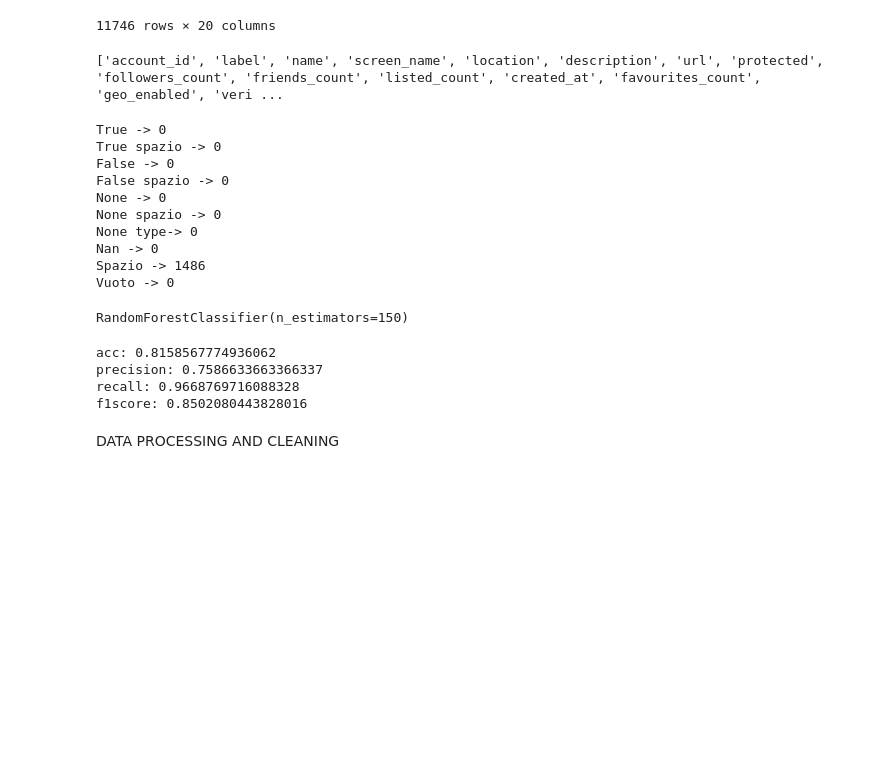
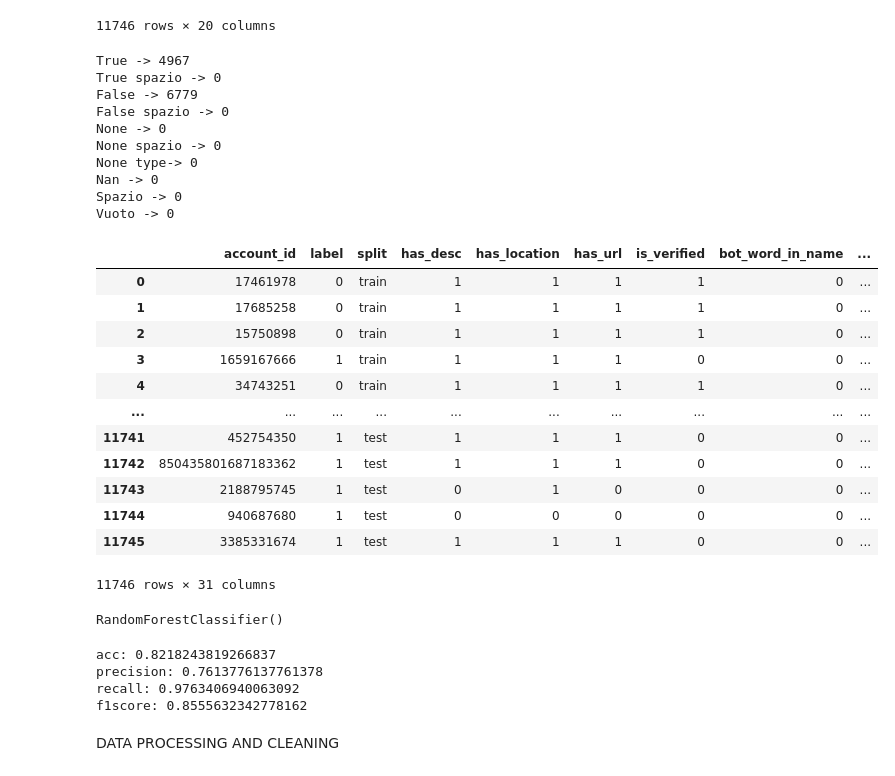
Before and after one commit to riccardodm97/twebot, a Jupyter notebook: temp/forest.ipynb, the cells around one changed output. Cells and saved outputs as stored; diff of their text form; code cells hidden in the pictures; blank space fills up the shorter version.

```diff
--- a/temp/forest.ipynb
+++ b/temp/forest.ipynb
@@ -92,3 +91,5 @@ rename_dict = {'profile.name': 'name', 'profile.screen_name': 'screen_name', 'pr
 'profile.verified':'verified', 'profile.statuses_count':'statuses_count','profile.profile_use_background_image' : 'background_image',
 'profile.default_profile' : 'default_profile', 'profile.default_profile_image':'default_profile_image'}
 account_df.rename(columns=rename_dict, inplace=True)
+
+account_df = account_df.applymap(lambda x : x.rstrip())
@@ -108,12 +113,8 @@ account_df
 | 11744 | 940687680 | 1 | bilal koç | bilalko14 |  |  | None | False | 154 | ... |
 | 11745 | 3385331674 | 1 | If You Build It ⚾️ | IfYouBuildIt_ | New England | We're a father/son duo sharing th... | https://t.co/DDK5IC9qgF | False | 68 | ... |
 11746 rows × 20 columns
-# %%
-print(account_df.columns.tolist())
-# %% [output]
-['account_id', 'label', 'name', 'screen_name', 'location', 'description', 'url', 'protected', 'followers_count', 'friends_count', 'listed_count', 'created_at', 'favourites_count', 'geo_enabled', 'veri ...
 # %%
-feature = "description"
+feature = "geo_enabled"
 
 
 print(f"True -> {len(account_df[account_df[feature] =='True'])}")
@@ -127,15 +128,15 @@ print(f"Nan -> {len(account_df[account_df[feature].isna()])}")
 print(f"Spazio -> {len(account_df[account_df[feature] ==' '])}")
 print(f"Vuoto -> {len(account_df[account_df[feature] ==''])}")
 # %% [output]
-True -> 0
+True -> 4967
 True spazio -> 0
-False -> 0
+False -> 6779
 False spazio -> 0
 None -> 0
 None spazio -> 0
 None type-> 0
 Nan -> 0
-Spazio -> 1486
+Spazio -> 0
 Vuoto -> 0
 # %%
 import re
@@ -169,10 +200,12 @@ def bot_world_in_str(s: str):
 feature_df = account_df[['account_id','label','split']].reset_index(drop=True)
 feature_df['label'] = feature_df['label'].astype(int)
 
-feature_df['has_desc'] = (account_df['description'] != ' ').astype(int)  #check lenght 1486
-feature_df['has_location'] = (account_df['location'] != ' ').astype(int)  #check lenght 3386
-feature_df['has_url'] = (account_df['url'] != 'None ').astype(int)  #check lenght 5965
-feature_df['is_verified'] = (account_df['verified'] == 'True ').astype(int)  #check lenght 2962
+
+#KOUVELA
+feature_df['has_desc'] = (account_df['description'] != '').astype(int)  #check lenght 1486
+feature_df['has_location'] = (account_df['location'] != '').astype(int)  #check lenght 3386
+feature_df['has_url'] = (account_df['url'] != 'None').astype(int)  #check lenght 5965
+feature_df['is_verified'] = (account_df['verified'] == 'True').astype(int)  #check lenght 2962
 feature_df['bot_word_in_name'] = account_df['name'].apply(bot_world_in_str)
 feature_df['bot_word_in_screen_name'] = account_df['screen_name'].apply(bot_world_in_str)
 feature_df['bot_word_in_description'] = account_df['description'].apply(bot_world_in_str)
@@ -183,13 +216,40 @@ feature_df['followings_count'] = account_df['friends_count'].astype(int)
 feature_df['followers_count'] = account_df['followers_count'].astype(int)
 feature_df['fofo_ratio'] = account_df.apply(lambda x: fofo_ratio(x['followers_count'], x['friends_count']), axis=1)
 feature_df["tweets_count"] = account_df['statuses_count'].astype(int)
-feature_df["tweets_count"] = account_df['listed_count'].astype(int)
+feature_df["listed_count"] = account_df['listed_count'].astype(int)
 feature_df["num_in_name"] = account_df['name'].apply(numbers_in_str)
 feature_df["num_in_screen_name"] = account_df['screen_name'].apply(numbers_in_str)
 feature_df['hashtag_in_description'] = account_df['description'].apply(hashtag_in_str)
 feature_df['urls_in_description'] = account_df['description'].apply(urls_in_str)
-feature_df['def_image'] = (account_df['default_profile_image'] == 'True ').astype(int)
-feature_df['def_profile'] = (account_df['default_profile']== 'True ').astype(int)
+feature_df['def_image'] = (account_df['default_profile_image'] == 'True').astype(int)
+feature_df['def_profile'] = (account_df['default_profile']== 'True').astype(int)
+
+#KANTEPE
+feature_df['is_protected'] = (account_df['protected']== 'True').astype(int)
+feature_df['screen_name_entropy'] = account_df['screen_name'].apply(get_str_entropy)
+feature_df['avg_tw_per_day'] = account_df.apply(lambda x: get_avg_tweets_per_day(x['created_at'], x['statuses_count']), axis=1)
+
+#KNAUTH
+feature_df['is_geo_enabled'] = (account_df['geo_enabled']== 'True').astype(int)
+feature_df["favourites_count"] = account_df['favourites_count'].astype(int)
+feature_df['use_background_img'] = (account_df['background_image']== 'True').astype(int)
+feature_df['lev_dist_name_screeName'] = account_df.apply(lambda x: lev_name_screenName(x['name'], x['screen_name']), axis=1)
+# %%
+feature_df
+# %% [output]
+|  | account_id | label | split | has_desc | has_location | has_url | is_verified | bot_word_in_name | ... |
+| 0 | 17461978 | 0 | train | 1 | 1 | 1 | 1 | 0 | ... |
+| 1 | 17685258 | 0 | train | 1 | 1 | 1 | 1 | 0 | ... |
+| 2 | 15750898 | 0 | train | 1 | 1 | 1 | 1 | 0 | ... |
+| 3 | 1659167666 | 1 | train | 1 | 1 | 1 | 0 | 0 | ... |
+| 4 | 34743251 | 0 | train | 1 | 1 | 1 | 1 | 0 | ... |
+| ... | ... | ... | ... | ... | ... | ... | ... | ... | ... |
+| 11741 | 452754350 | 1 | test | 1 | 1 | 1 | 0 | 0 | ... |
+| 11742 | 850435801687183362 | 1 | test | 1 | 1 | 1 | 0 | 0 | ... |
+| 11743 | 2188795745 | 1 | test | 0 | 1 | 0 | 0 | 0 | ... |
+| 11744 | 940687680 | 1 | test | 0 | 0 | 0 | 0 | 0 | ... |
+| 11745 | 3385331674 | 1 | test | 1 | 1 | 1 | 0 | 0 | ... |
+11746 rows × 31 columns
 # %%
 from sklearn.ensemble import RandomForestClassifier
 from sklearn.metrics import accuracy_score, precision_score, recall_score, f1_score
@@ -202,7 +262,7 @@ X_train, y_train = train.drop(columns=["account_id", "label", "split"], axis=1),
 X_val, y_val = val.drop(columns=["account_id", "label", "split"], axis=1), val["label"]
 X_test, y_test = test.drop(columns=["account_id", "label", "split"], axis=1), test["label"]
 
-rf = RandomForestClassifier(n_estimators=150)
+rf = RandomForestClassifier(n_estimators=100)
 rf.fit(X_train, y_train)
 
 y_pred = rf.predict(X_test)
@@ -217,11 +277,11 @@ print('precision:', precision)
 print('recall:', recall)
 print('f1score:', f1score)
 # %% [output]
-RandomForestClassifier(n_estimators=150)
+RandomForestClassifier()
-acc: 0.8158567774936062
-precision: 0.7586633663366337
-recall: 0.9668769716088328
-f1score: 0.8502080443828016
+acc: 0.8218243819266837
+precision: 0.7613776137761378
+recall: 0.9763406940063092
+f1score: 0.8555632342778162
 # %% [markdown]
 DATA PROCESSING AND CLEANING
 # %%
```
Also changed, not shown: parts of 3 cells of this notebook.
